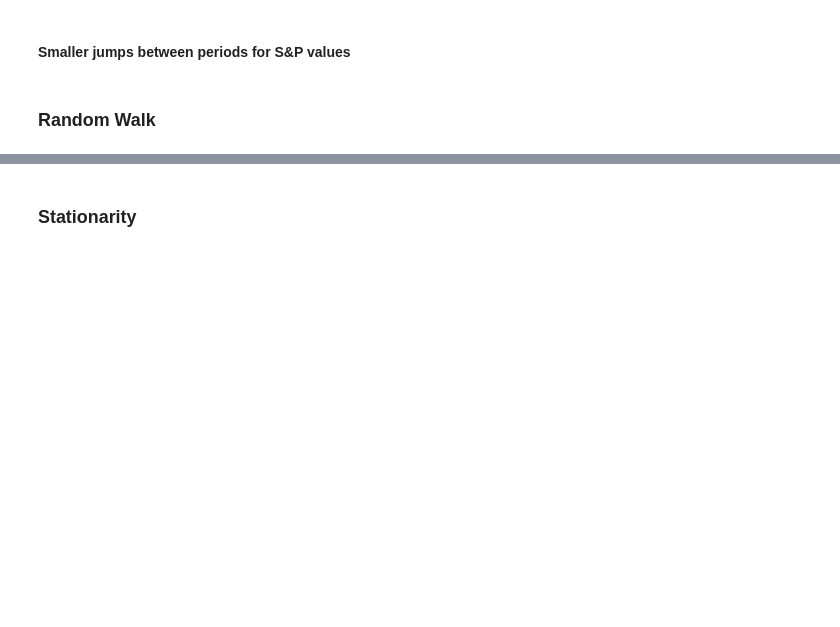
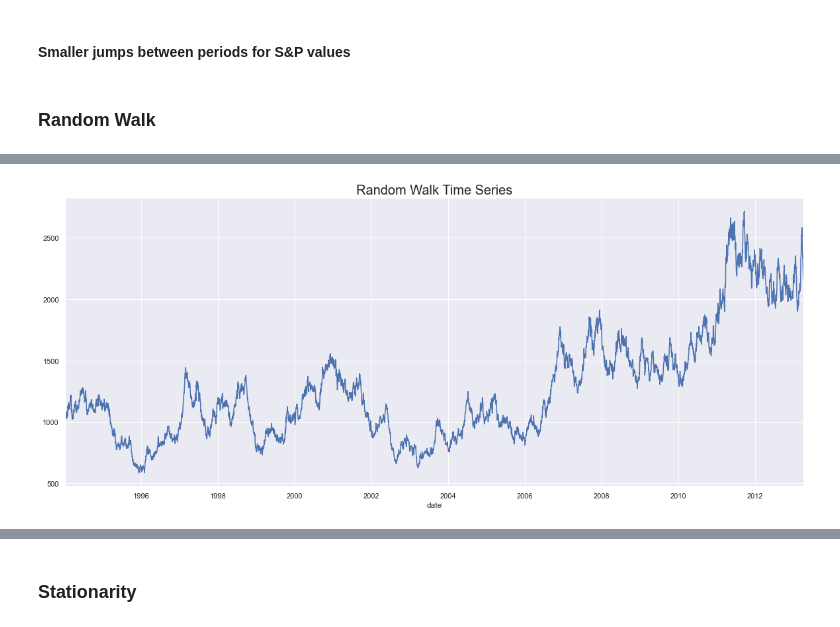
Before and after one commit to herbert0419/Hands-on, a Jupyter notebook: Time Series Analysis in Python/Section 5/S_5_L_21/Working with White Noise.ipynb, the cells around one changed output, grey strips where cells are left out. Cells and saved outputs as stored; diff of their text form; code cells hidden in the pictures; blank space fills up the shorter version.

Commit message:
Random Walk

```diff
--- a/Time Series Analysis in Python/Section 5/S_5_L_21/Working with White Noise.ipynb
+++ b/Time Series Analysis in Python/Section 5/S_5_L_21/Working with White Noise.ipynb
@@ -75,3 +75,8 @@ plt.show()
 #### Smaller jumps between periods for S&P values
 # %% [markdown]
 ### Random Walk
+# %%
+rwalk = pd.read_csv('RandWalk.csv')
+rwalk.date = pd.to_datetime(rwalk.date, dayfirst = True)
+rwalk.set_index("date", inplace = True)
+rwalk = rwalk.asfreq('b')
@@ -77,0 +96,2 @@ plt.show()
+# %%
+df['rwalk'] = rwalk.price
@@ -77,0 +126,7 @@ plt.show()
+# %%
+plt.figure(figsize = (20,8))
+df.rwalk.plot()
+plt.title("Random Walk Time Series", size=20)
+plt.show()
+# %% [output]
+[figure, added]
```
Also changed, not shown: parts of 9 cells of this notebook, 1 other file.
